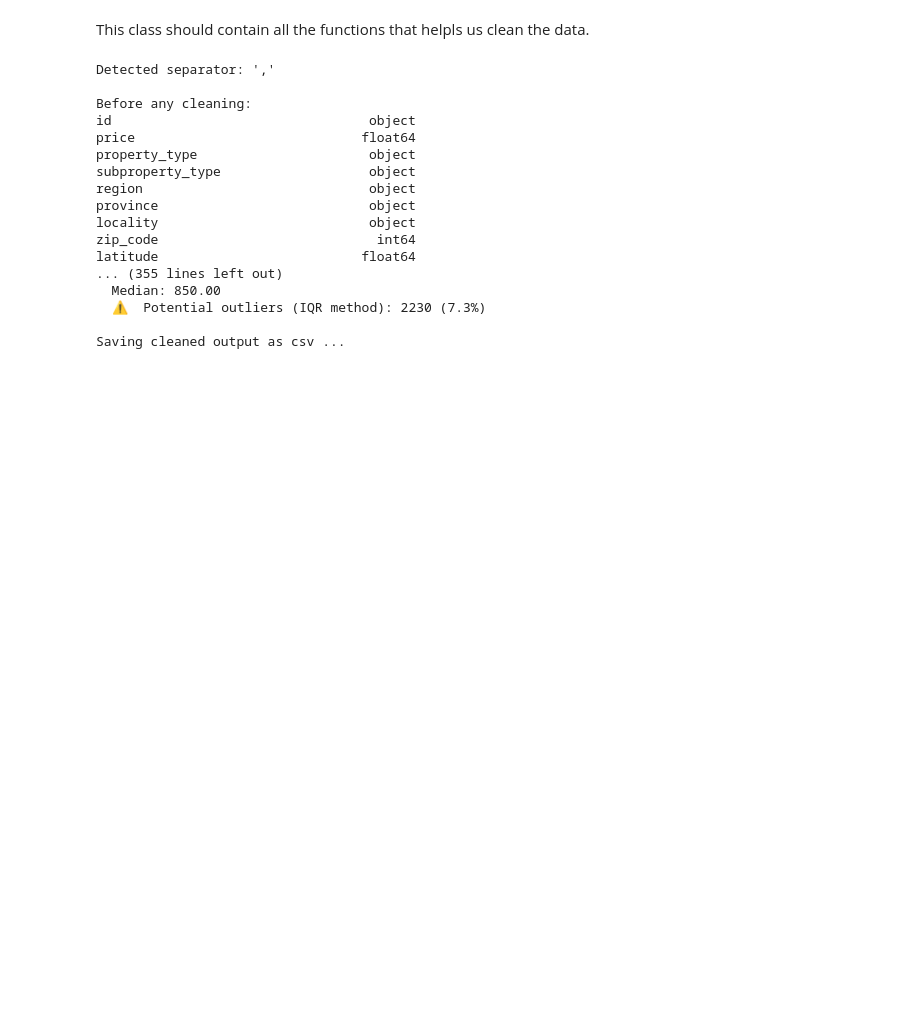
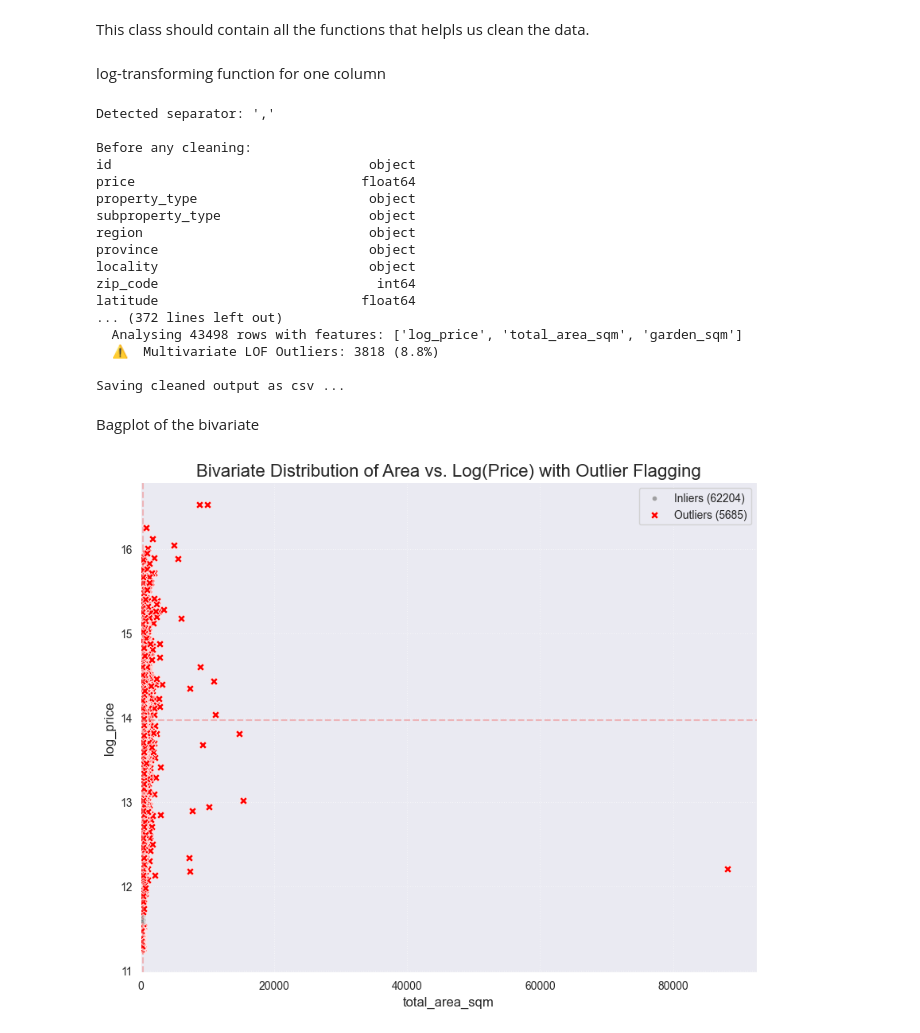
Before and after one commit to Lalovan/Real-estate-price-prediction-Data-analysis, a Jupyter notebook: Bryan/clean_data.ipynb, the cells around one changed output. Cells and saved outputs as stored; diff of their text form; code cells hidden in the pictures; blank space fills up the shorter version.

Commit message:
Bivariate distribution of total_areas_sqm vs Log(price) with outliers flagging

```diff
--- a/Bryan/clean_data.ipynb
+++ b/Bryan/clean_data.ipynb
@@ -356,3 +424,5 @@ class DataProcessing:
     def save_to_csv(self, output_path='../Kristin/cleaned_properties.csv'): # method to create the output file, update file path <---
         self.df.to_csv(output_path, index=False)
         print("\nSaving cleaned output as csv ...")
+# %% [markdown]
+log-transforming function for one column
@@ -362,6 +490,9 @@ dp.process_data()
 
 validate_and_report(dp.df)
 
+log_transformed_price = log_transform_column(dp.df, 'price')
+report_lof_outliers(log_transformed_price, ['log_price', 'total_area_sqm', 'garden_sqm'])
+
 dp.save_to_csv('../Bryan/cleaned_properties.csv')
 # %% [output]
 Detected separator: ','
@@ -376,8 +507,10 @@ province                           object
 locality                           object
 zip_code                            int64
 latitude                          float64
-... (355 lines left out)
-  Median: 850.00
-  ⚠️  Potential outliers (IQR method): 2230 (7.3%)
+... (372 lines left out)
+  Analysing 43498 rows with features: ['log_price', 'total_area_sqm', 'garden_sqm']
+  ⚠️  Multivariate LOF Outliers: 3818 (8.8%)
 
 Saving cleaned output as csv ...
+# %% [markdown]
+Bagplot of the bivariate
@@ -383,0 +617,9 @@ Saving cleaned output as csv ...
+# %%
+plot_bivariate_outliers(
+    log_transformed_price,
+    x_col='total_area_sqm',
+    y_col='log_price',
+    title='Bivariate Distribution of Area vs. Log(Price) with Outlier Flagging'
+)
+# %% [output]
+[figure, added]
```
Also changed, not shown: parts of 7 cells of this notebook.
